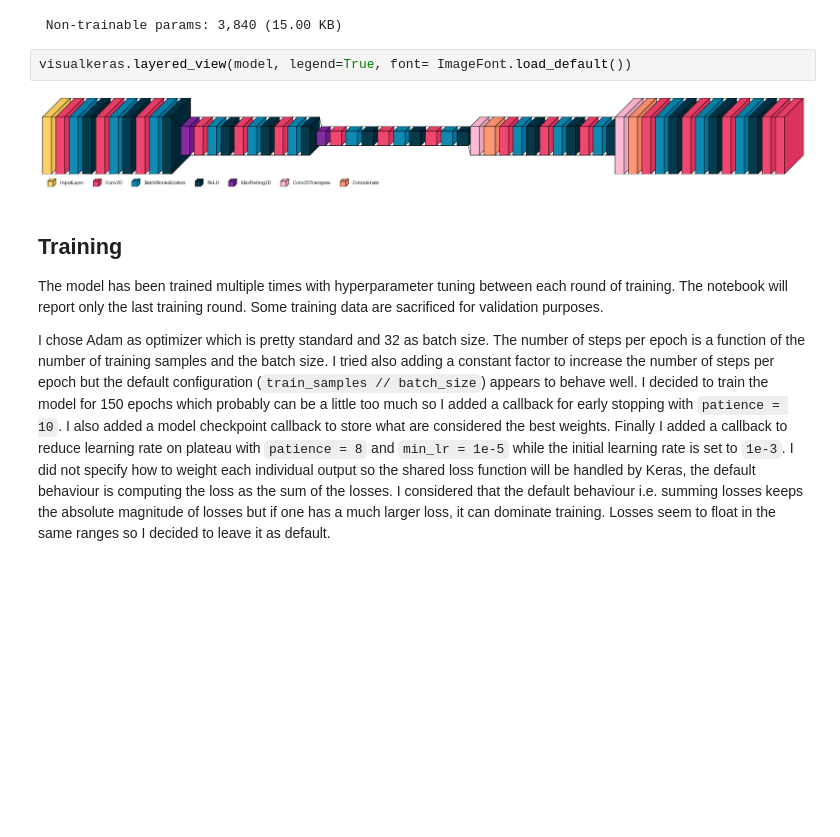
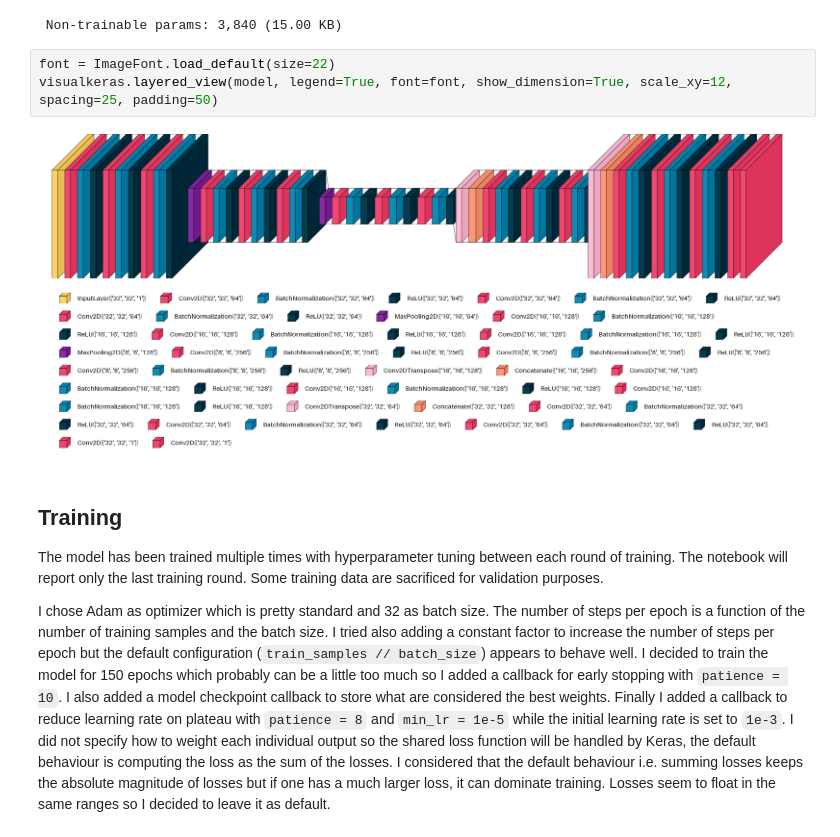
Before and after one commit to micheledinelli/blind-source-separation, a Jupyter notebook: blind_source_separation.ipynb, the cells around one changed output. Saved outputs shown, nothing was run; the diff lists cells and outputs as text; blank space fills up the shorter version.

```diff
--- a/blind_source_separation.ipynb
+++ b/blind_source_separation.ipynb
@@ -223,10 +223,11 @@ Model: "functional"
  Total params: 3,033,346 (11.57 MB)
  Trainable params: 3,029,506 (11.56 MB)
  Non-trainable params: 3,840 (15.00 KB)
-# %%
-visualkeras.layered_view(model, legend=True, font= ImageFont.load_default())
-# %% [output]
-[figure, removed]
+# %%
+font = ImageFont.load_default(size=22)
+visualkeras.layered_view(model, legend=True, font=font, show_dimension=True, scale_xy=12, spacing=25, padding=50)
+# %% [output]
+[figure, added]
 # %% [markdown]
 ## Training
 
```
Also changed, not shown: 1 other file.
